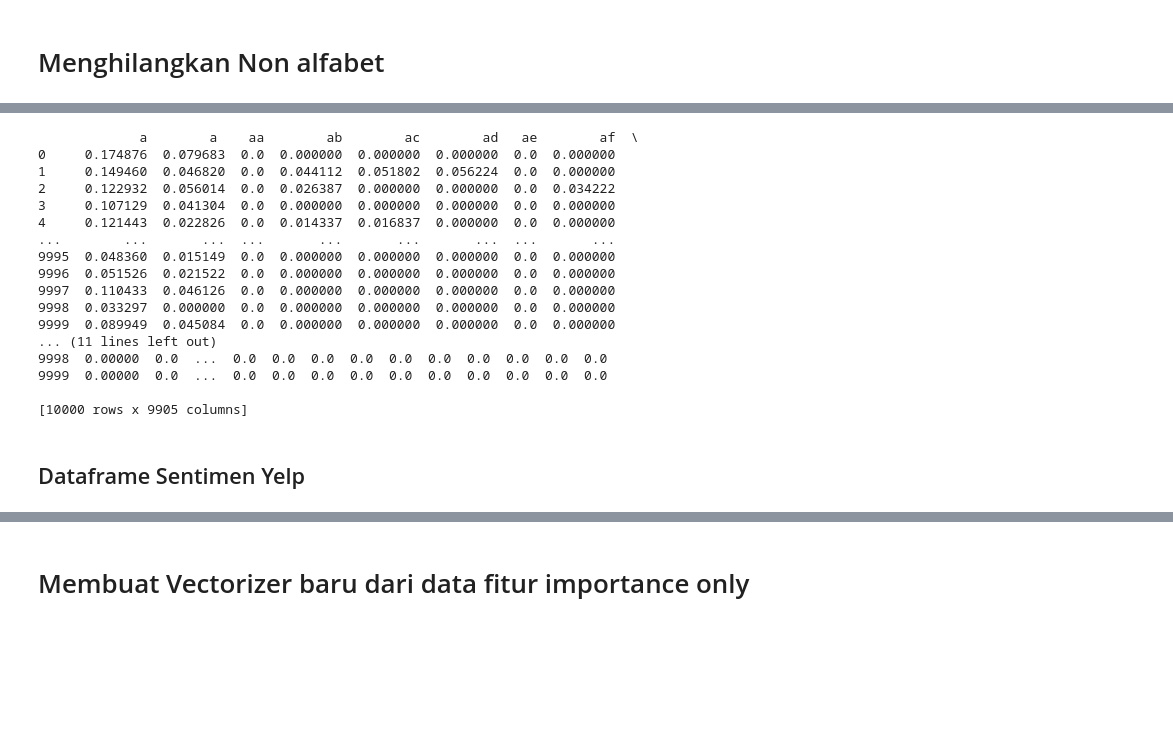
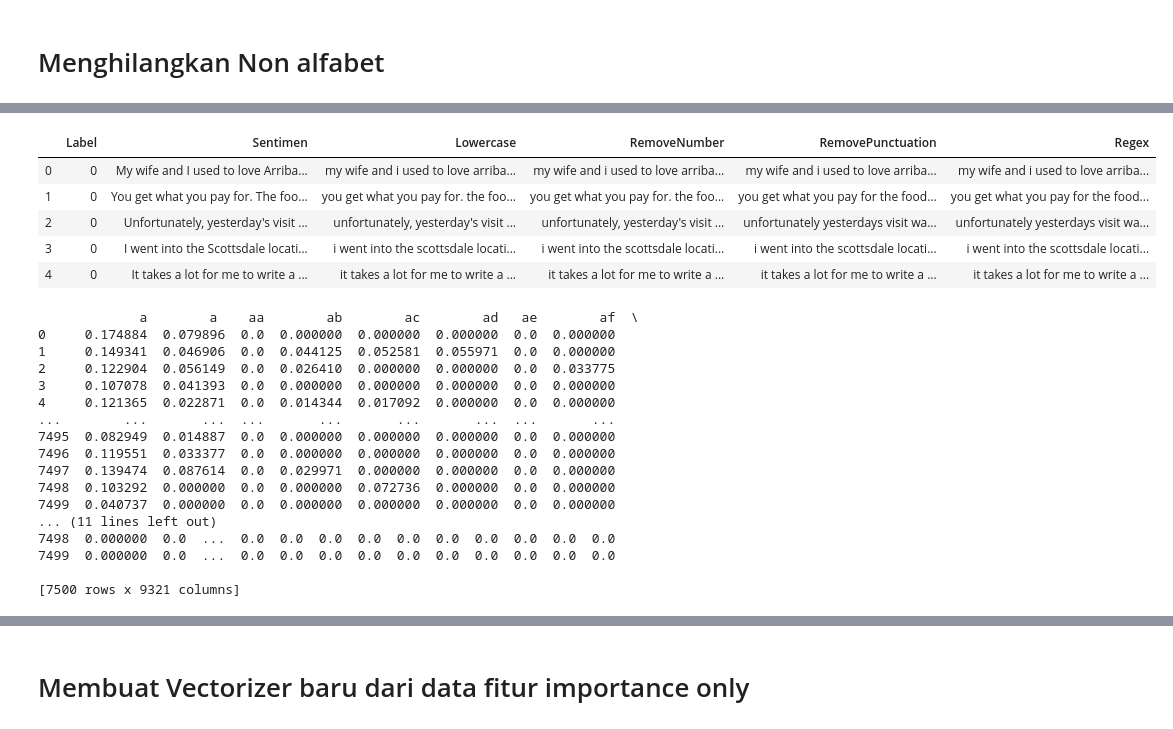
Before and after one commit to AhsanulQalbi/skripsiAnaconda, a Jupyter notebook: SkripsiTransferLearning(TFIDF Library).ipynb, the cells around one changed output, grey strips where cells are left out. Saved outputs shown, nothing was run; the diff lists cells and outputs as text; code cells hidden in the pictures; blank space fills up the shorter version.

```diff
--- a/SkripsiTransferLearning(TFIDF Library).ipynb
+++ b/SkripsiTransferLearning(TFIDF Library).ipynb
@@ -121,0 +208,3 @@ data_FaseRemoveNumber_Yelp.head()
+# %%
+data_Preprocessing_Yelp_Test['RemoveNumber'] = data_RemoveNumber_Yelp_Test
+data_Preprocessing_Yelp_Test.head()
@@ -160,0 +280,3 @@ data_FaseRemovePunctuation_Yelp.head()
+# %%
+data_Preprocessing_Yelp_Test['RemovePunctuation'] = data_RemovePunctuation_Yelp_Test
+data_Preprocessing_Yelp_Test.head()
@@ -225,0 +356,10 @@ Vocabulary_Yelp = vectorizer_Yelp.get_feature_names()
+# %%
+data_Preprocessing_Yelp_Test['Regex'] = data_Regex_alpabet_only_Yelp_Test
+data_Preprocessing_Yelp_Test.head()
+# %% [output]
+|  | Label | Sentimen | Lowercase | RemoveNumber | RemovePunctuation | Regex |
+| 0 | 0 | My wife and I used to love Arriba... | my wife and i used to love arriba... | my wife and i used to love arriba... | my wife and i used to love arriba... | my wife and i used to love arriba... |
+| 1 | 0 | You get what you pay for. The foo... | you get what you pay for. the foo... | you get what you pay for. the foo... | you get what you pay for the food... | you get what you pay for the food... |
+| 2 | 0 | Unfortunately, yesterday's visit ... | unfortunately, yesterday's visit ... | unfortunately, yesterday's visit ... | unfortunately yesterdays visit wa... | unfortunately yesterdays visit wa... |
+| 3 | 0 | I went into the Scottsdale locati... | i went into the scottsdale locati... | i went into the scottsdale locati... | i went into the scottsdale locati... | i went into the scottsdale locati... |
+| 4 | 0 | It takes a lot for me to write a ... | it takes a lot for me to write a ... | it takes a lot for me to write a ... | it takes a lot for me to write a ... | it takes a lot for me to write a ... |
@@ -226,24 +393,22 @@ Vocabulary_Yelp = vectorizer_Yelp.get_feature_names()
 # %%
-DataFrame_Amazon = pd.DataFrame(Vectorizer_Amazon.toarray(), columns = Vocabulary_Amazon)
-print (DataFrame_Amazon)
+train = pd.DataFrame(Data_Train_Amazon, columns = Vocabulary_Train_Amazon)
+print (train)
 # %% [output]
              a        a    aa        ab        ac        ad   ae        af  \
-0     0.174876  0.079683  0.0  0.000000  0.000000  0.000000  0.0  0.000000
-1     0.149460  0.046820  0.0  0.044112  0.051802  0.056224  0.0  0.000000
-2     0.122932  0.056014  0.0  0.026387  0.000000  0.000000  0.0  0.034222
-3     0.107129  0.041304  0.0  0.000000  0.000000  0.000000  0.0  0.000000
-4     0.121443  0.022826  0.0  0.014337  0.016837  0.000000  0.0  0.000000
+0     0.174884  0.079896  0.0  0.000000  0.000000  0.000000  0.0  0.000000
+1     0.149341  0.046906  0.0  0.044125  0.052581  0.055971  0.0  0.000000
+2     0.122904  0.056149  0.0  0.026410  0.000000  0.000000  0.0  0.033775
+3     0.107078  0.041393  0.0  0.000000  0.000000  0.000000  0.0  0.000000
+4     0.121365  0.022871  0.0  0.014344  0.017092  0.000000  0.0  0.000000
 ...        ...       ...  ...       ...       ...       ...  ...       ...
-9995  0.048360  0.015149  0.0  0.000000  0.000000  0.000000  0.0  0.000000
-9996  0.051526  0.021522  0.0  0.000000  0.000000  0.000000  0.0  0.000000
-9997  0.110433  0.046126  0.0  0.000000  0.000000  0.000000  0.0  0.000000
-9998  0.033297  0.000000  0.0  0.000000  0.000000  0.000000  0.0  0.000000
-9999  0.089949  0.045084  0.0  0.000000  0.000000  0.000000  0.0  0.000000
+7495  0.082949  0.014887  0.0  0.000000  0.000000  0.000000  0.0  0.000000
+7496  0.119551  0.033377  0.0  0.000000  0.000000  0.000000  0.0  0.000000
+7497  0.139474  0.087614  0.0  0.029971  0.000000  0.000000  0.0  0.000000
+7498  0.103292  0.000000  0.0  0.000000  0.072736  0.000000  0.0  0.000000
+7499  0.040737  0.000000  0.0  0.000000  0.000000  0.000000  0.0  0.000000
 ... (11 lines left out)
-9998  0.00000  0.0  ...  0.0  0.0  0.0  0.0  0.0  0.0  0.0  0.0  0.0  0.0
-9999  0.00000  0.0  ...  0.0  0.0  0.0  0.0  0.0  0.0  0.0  0.0  0.0  0.0
+7498  0.000000  0.0  ...  0.0  0.0  0.0  0.0  0.0  0.0  0.0  0.0  0.0  0.0
+7499  0.000000  0.0  ...  0.0  0.0  0.0  0.0  0.0  0.0  0.0  0.0  0.0  0.0
 
-[10000 rows x 9905 columns]
+[7500 rows x 9321 columns]
-# %% [markdown]
-## Dataframe Sentimen Yelp
 # %%
```
Also changed, not shown: parts of 94 cells of this notebook, 5 other files.
